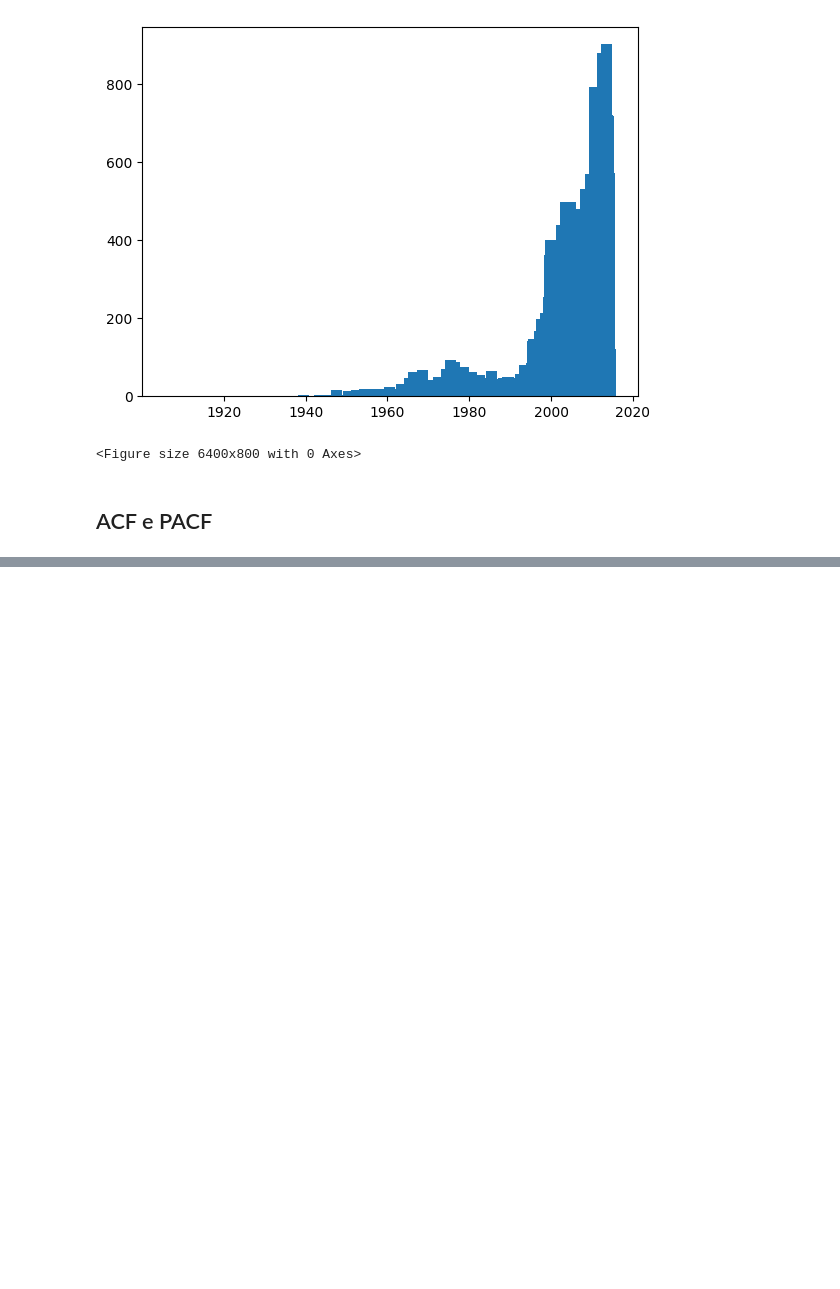
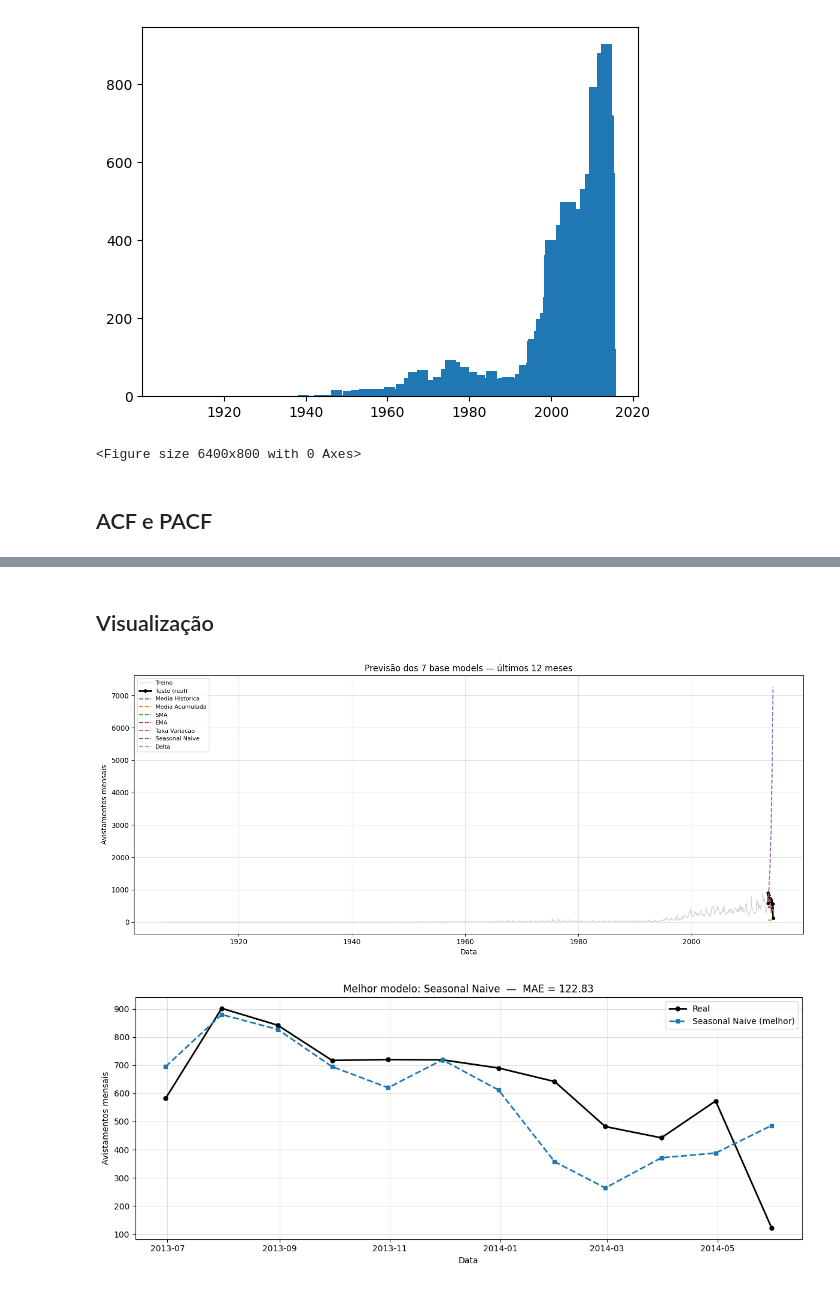
Before and after one commit to RafaelBarretoCruz/previsao-aliens, a Jupyter notebook: notebook.ipynb, the cells around one changed output, grey strips where cells are left out. Saved outputs shown, nothing was run; the diff lists cells and outputs as text; code cells hidden in the pictures; blank space fills up the shorter version.

```diff
--- a/notebook.ipynb
+++ b/notebook.ipynb
@@ -41,0 +83,9 @@ plt.show()
+# %%
+# últimos 12 meses para teste, restante para treino
+ts_teste  = ts[-12:]
+ts_treino = ts[:-12]
+
+print(f"Treino: {len(ts_treino)} meses "
+      f"({ts_treino.index[0].strftime('%Y-%m')} a {ts_treino.index[-1].strftime('%Y-%m')})")
+print(f"Teste:  {len(ts_teste)} meses "
+      f"({ts_teste.index[0].strftime('%Y-%m')} a {ts_teste.index[-1].strftime('%Y-%m')})")
@@ -41,0 +246,45 @@ plt.show()
+# %% [markdown]
+## Visualização
+# %%
+cores = ['#1f77b4', '#ff7f0e', '#2ca02c', '#d62728',
+         '#9467bd', '#8c564b', '#e377c2']
+
+# ── Gráfico 1: todos os modelos ───────────────────────────────────────────────
+fig, ax = plt.subplots(figsize=(14, 6))
+
+ax.plot(ts_treino.index, ts_treino.values,
+        color='lightgray', linewidth=1.0, label='Treino')
+ax.plot(ts_teste.index, ts_teste.values,
+        color='black', linewidth=2, marker='o', markersize=4, label='Teste (real)')
+
+for i, modelo in enumerate(nomes_modelos):
+    ax.plot(previsoes_teste.index, previsoes_teste[modelo].values,
+            color=cores[i], linestyle='--', linewidth=1.5, label=modelo)
+
+ax.set_title('Previsão dos 7 base models — últimos 12 meses')
+ax.set_xlabel('Data')
+ax.set_ylabel('Avistamentos mensais')
+ax.legend(loc='upper left', fontsize=8)
+ax.grid(True, alpha=0.4)
+plt.tight_layout()
+plt.show()
+
+# ── Gráfico 2: somente o melhor modelo ───────────────────────────────────────
+fig2, ax2 = plt.subplots(figsize=(12, 5))
+
+ax2.plot(ts_teste.index, ts_teste.values,
+         color='black', linewidth=2, marker='o', markersize=5, label='Real')
+ax2.plot(previsoes_teste.index, previsoes_teste[melhor_modelo_nome].values,
+         color='#1f77b4', linestyle='--', linewidth=2, marker='s', markersize=5,
+         label=f'{melhor_modelo_nome} (melhor)')
+
+ax2.set_title(f'Melhor modelo: {melhor_modelo_nome}  —  MAE = {melhor_modelo_mae:.2f}')
+ax2.set_xlabel('Data')
+ax2.set_ylabel('Avistamentos mensais')
+ax2.legend()
+ax2.grid(True, alpha=0.4)
+plt.tight_layout()
+plt.show()
+# %% [output]
+[figure, added]
+[figure, added]
```
Also changed, not shown: parts of 10 cells of this notebook, 3 other files.
